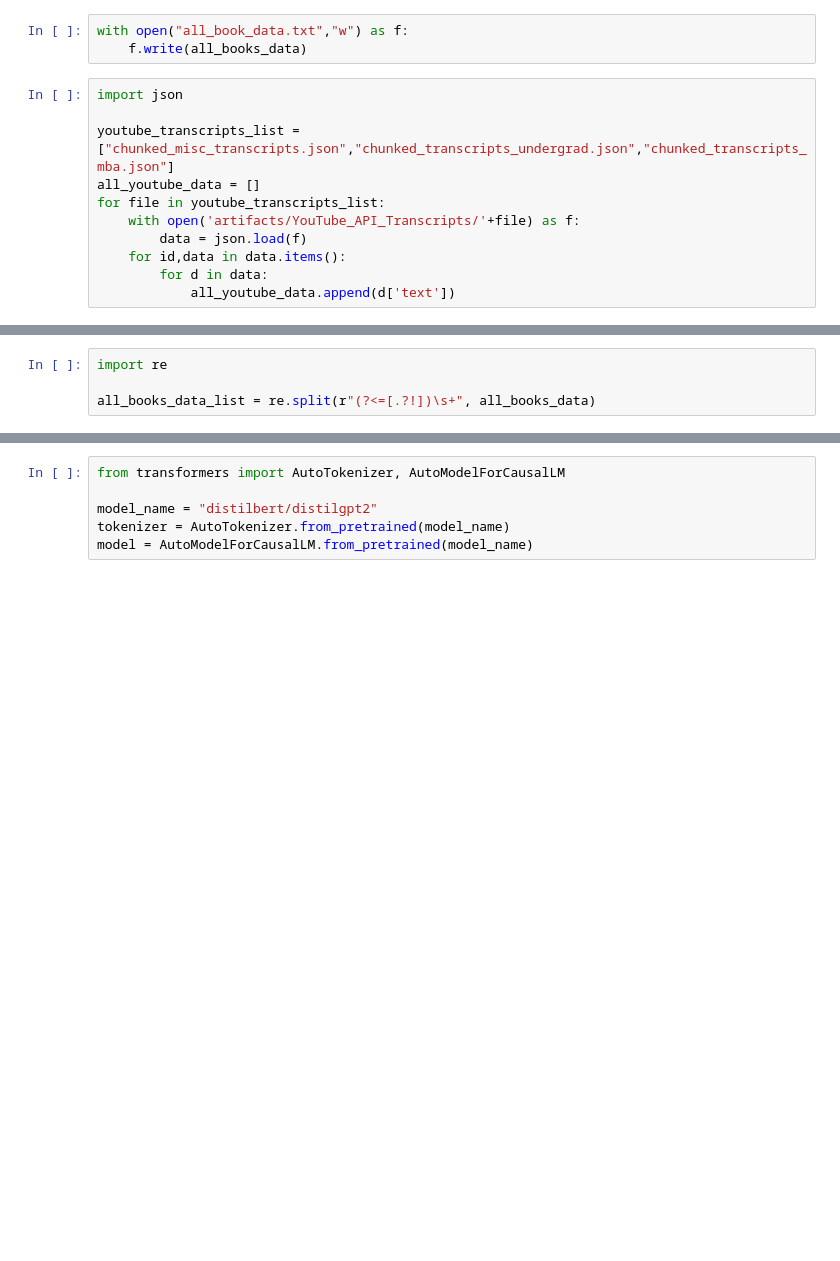
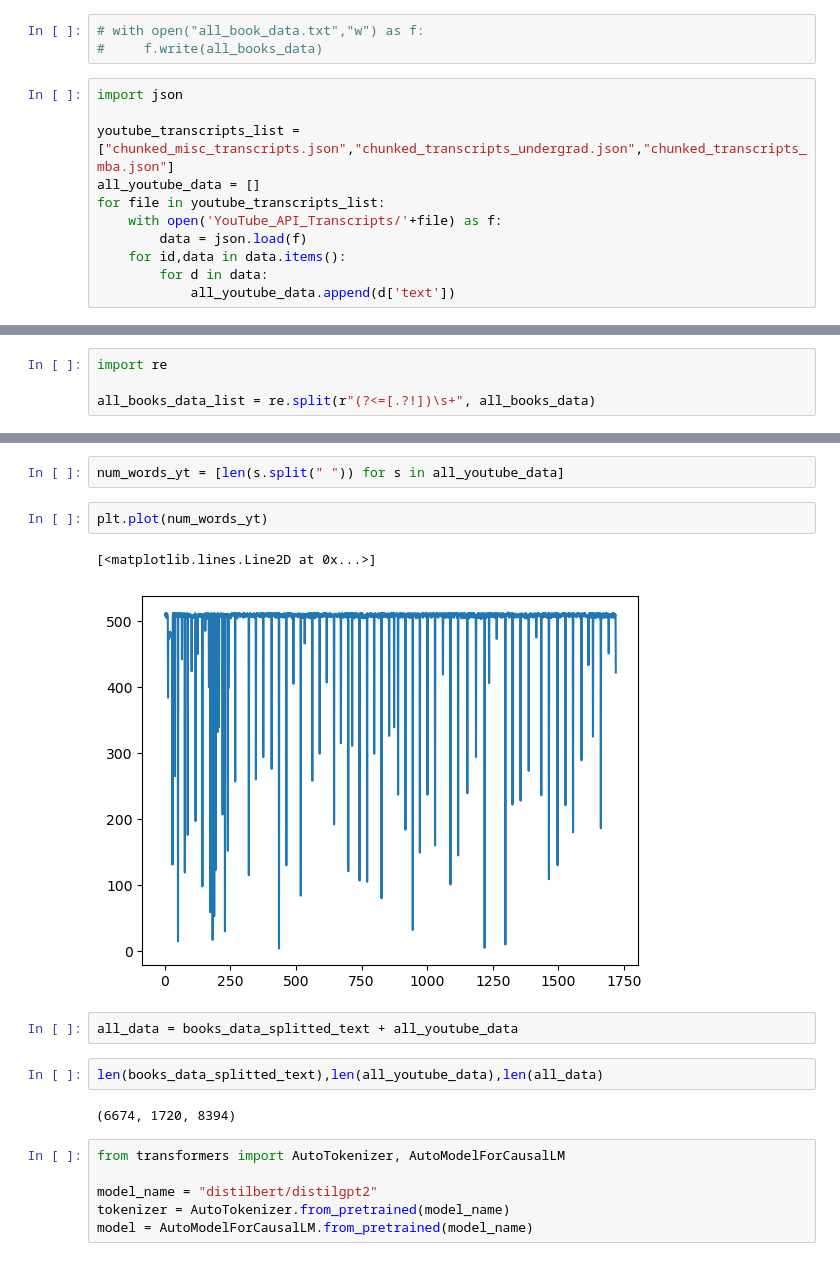
Before and after one commit to Athe-kunal/Mod-HyDE, a Jupyter notebook: finetune.ipynb, the cells around one changed output, grey strips where cells are left out. Saved outputs shown, nothing was run; the diff lists cells and outputs as text; blank space fills up the shorter version.

```diff
--- a/finetune.ipynb
+++ b/finetune.ipynb
@@ -28,13 +28,13 @@ for bd in tqdm(book_data):
 # %%
-with open("all_book_data.txt","w") as f:
-    f.write(all_books_data)
+# with open("all_book_data.txt","w") as f:
+#     f.write(all_books_data)
 # %%
 import json
 
 youtube_transcripts_list = ["chunked_misc_transcripts.json","chunked_transcripts_undergrad.json","chunked_transcripts_mba.json"]
 all_youtube_data = []
 for file in youtube_transcripts_list:
-    with open('artifacts/YouTube_API_Transcripts/'+file) as f:
+    with open('YouTube_API_Transcripts/'+file) as f:
         data = json.load(f)
     for id,data in data.items():
         for d in data:
@@ -48,3 +83,16 @@ all_books_data_list = re.split(r"(?<=[.?!])\s+", all_books_data)
+# %%
+num_words_yt = [len(s.split(" ")) for s in all_youtube_data]
+# %%
+plt.plot(num_words_yt)
+# %% [output]
+[<matplotlib.lines.Line2D at 0x...>]
+[figure, added]
+# %%
+all_data = books_data_splitted_text + all_youtube_data
+# %%
+len(books_data_splitted_text),len(all_youtube_data),len(all_data)
+# %% [output]
+(6674, 1720, 8394)
 # %%
 from transformers import AutoTokenizer, AutoModelForCausalLM
 
```
Also changed, not shown: parts of 10 cells of this notebook, 7 other files.
